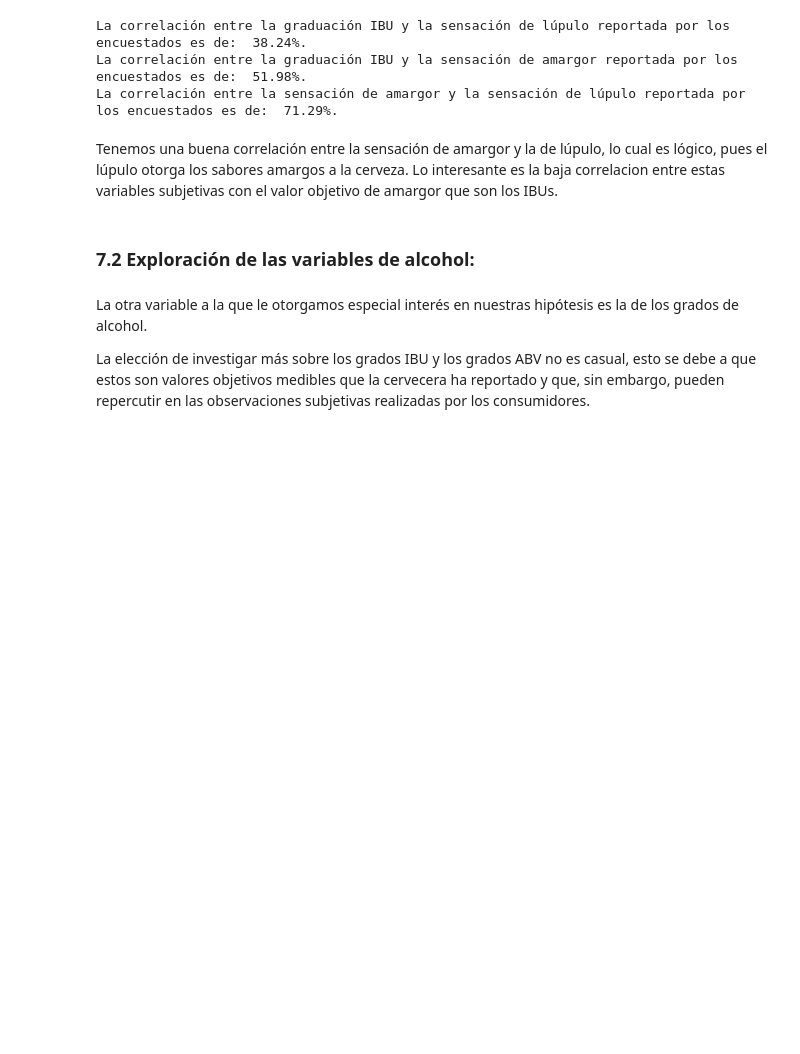
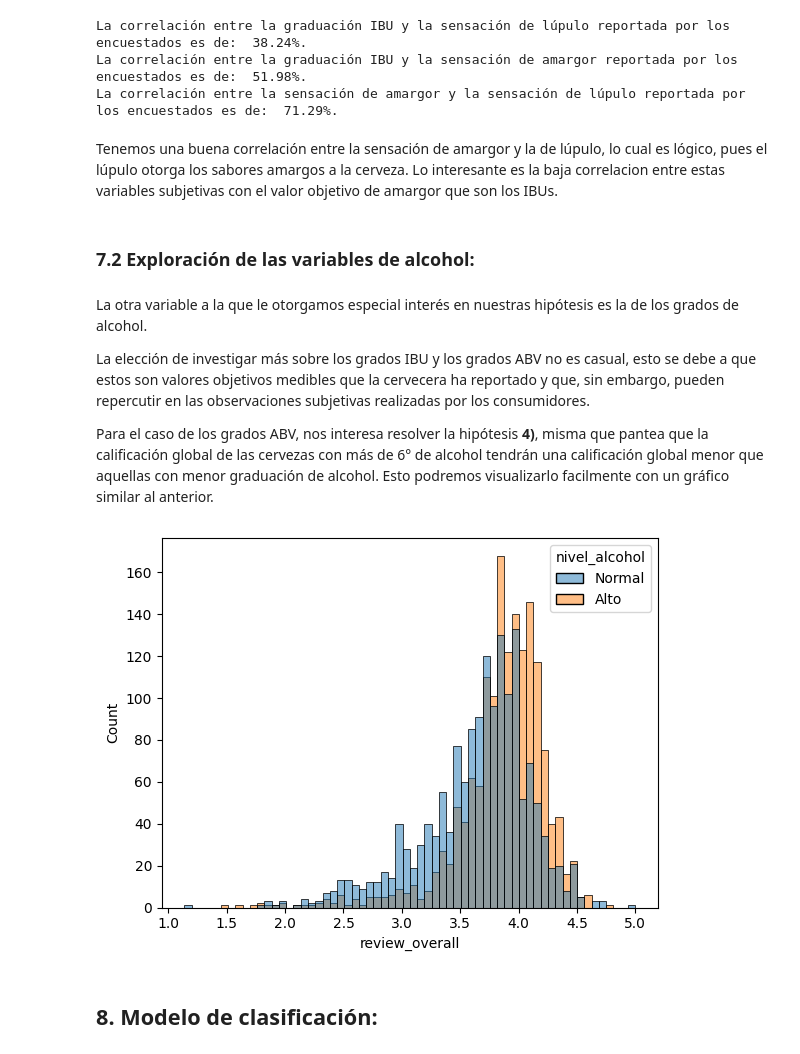
Before and after one commit to JMRRT1992/Coderhouse, a Jupyter notebook: Proyecto/Entrega 10/Desafio_AlgoritmoML_MVP_ReyesRetanaT.ipynb, the cells around one changed output. Saved outputs shown, nothing was run; the diff lists cells and outputs as text; code cells hidden in the pictures; blank space fills up the shorter version.

```diff
--- a/Proyecto/Entrega 10/Desafio_AlgoritmoML_MVP_ReyesRetanaT.ipynb
+++ b/Proyecto/Entrega 10/Desafio_AlgoritmoML_MVP_ReyesRetanaT.ipynb
@@ -525,3 +525,12 @@ Tenemos una buena correlación entre la sensación de amargor y la de lúpulo, l
 La otra variable a la que le otorgamos especial interés en nuestras hipótesis es la de los grados de alcohol.
 
 La elección de investigar más sobre los grados IBU y los grados ABV no es casual, esto se debe a que estos son valores objetivos medibles que la cervecera ha reportado y que, sin embargo, pueden repercutir en las observaciones subjetivas realizadas por los consumidores.
+
+Para el caso de los grados ABV, nos interesa resolver la hipótesis **4)**, misma que pantea que la calificación global de las cervezas con más de 6° de alcohol tendrán una calificación global menor que aquellas con menor graduación de alcohol. Esto podremos visualizarlo facilmente con un gráfico similar al anterior.
+# %%
+# Graficamos ABV contra Calificación Global con el distinctivo de la columna nivel_alcohol:
+cal_alcohol = sns.histplot(data = wrk_df, x = 'review_overall', hue = 'nivel_alcohol', legend = 'brief')
+# %% [output]
+[figure, added]
+# %% [markdown]
+## 8. Modelo de clasificación:
```
Also changed, not shown: parts of 10 cells of this notebook.
